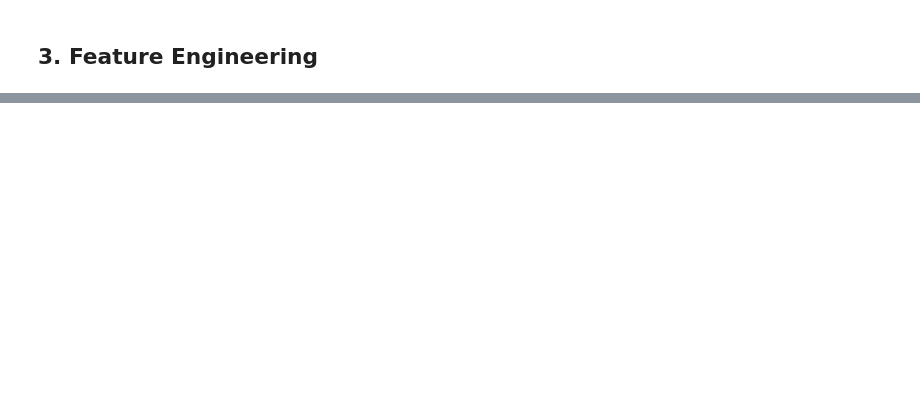
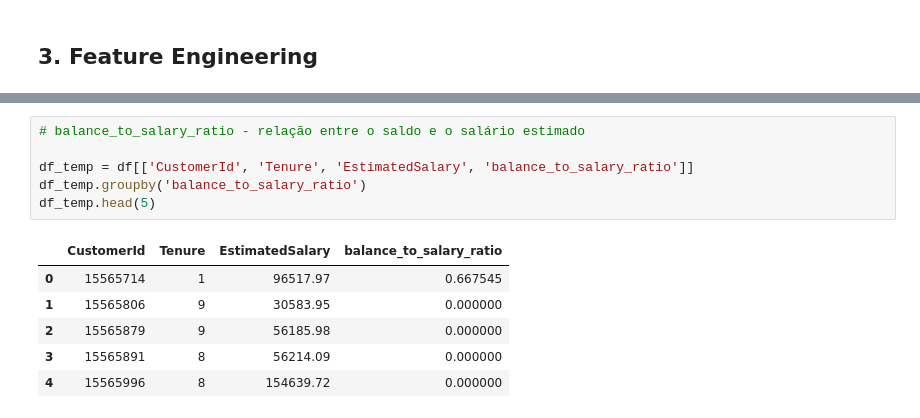
Before and after one commit to emso-exe/Churn_clientes_de_banco, a Jupyter notebook: notebooks/002_feature_engineering.ipynb, the cells around one changed output, grey strips where cells are left out. Drawn from its saved outputs; the diff is of its cells as text; blank space fills up the shorter version.

```diff
--- a/notebooks/002_feature_engineering.ipynb
+++ b/notebooks/002_feature_engineering.ipynb
@@ -104,0 +127,13 @@ memory usage: 1.3 MB
+# %%
+# balance_to_salary_ratio - relação entre o saldo e o salário estimado
+
+df_temp = df[['CustomerId', 'Tenure', 'EstimatedSalary', 'balance_to_salary_ratio']]
+df_temp.groupby('balance_to_salary_ratio')
+df_temp.head(5)
+# %% [output]
+|  | CustomerId | Tenure | EstimatedSalary | balance_to_salary_ratio |
+| 0 | 15565714 | 1 | 96517.97 | 0.667545 |
+| 1 | 15565806 | 9 | 30583.95 | 0.000000 |
+| 2 | 15565879 | 9 | 56185.98 | 0.000000 |
+| 3 | 15565891 | 8 | 56214.09 | 0.000000 |
+| 4 | 15565996 | 8 | 154639.72 | 0.000000 |
```
Also changed, not shown: parts of 13 cells of this notebook.
